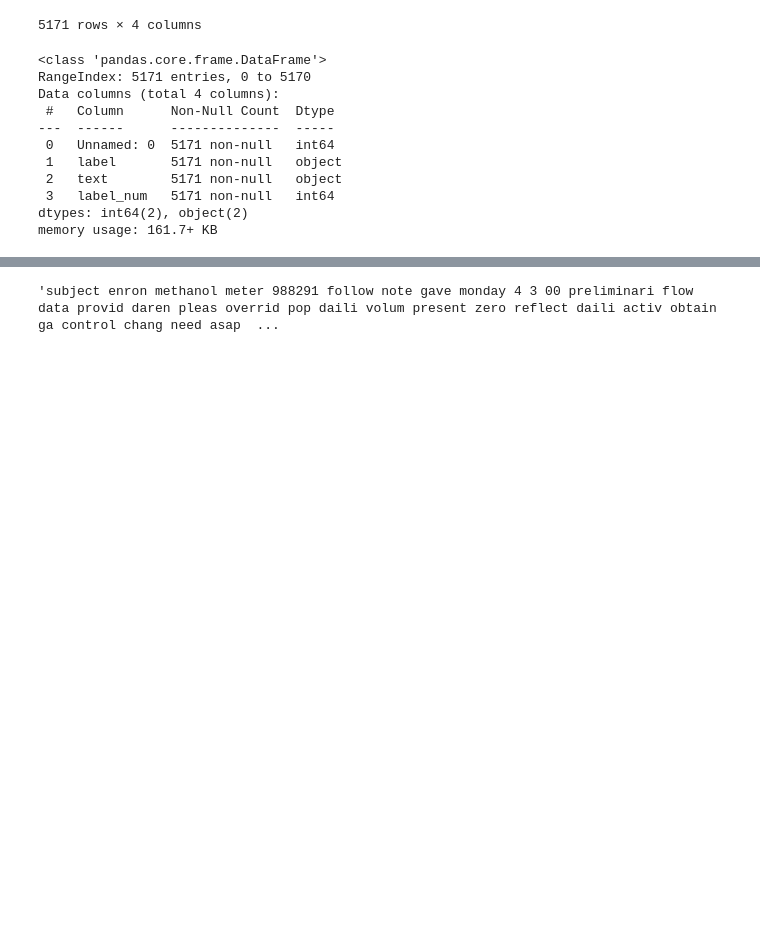
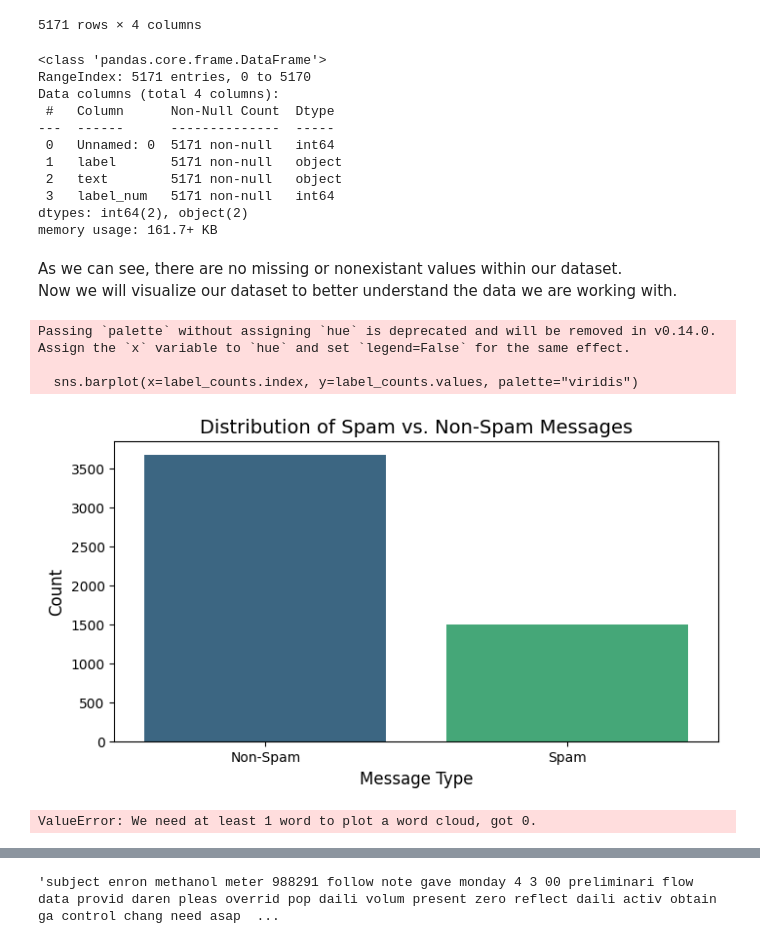
Before and after one commit to azuhayer/Spam-Message-Classifier, a Jupyter notebook: Spam_Classifier.ipynb, the cells around one changed output, grey strips where cells are left out. Drawn from its saved outputs; the diff is of its cells as text; code cells hidden in the pictures; blank space fills up the shorter version.

```diff
--- a/Spam_Classifier.ipynb
+++ b/Spam_Classifier.ipynb
@@ -91,3 +96,45 @@ Data columns (total 4 columns):
  3   label_num   5171 non-null   int64
 dtypes: int64(2), object(2)
 memory usage: 161.7+ KB
+# %% [markdown]
+As we can see, there are no missing or nonexistant values within our dataset. <br>
+Now we will visualize our dataset to better understand the data we are working with. <br>
+# %%
+# Visualize the count of spam vs. non-spam messages using a bar plot
+label_counts = df['label'].value_counts()
+
+plt.figure(figsize=(8, 4))
+sns.barplot(x=label_counts.index, y=label_counts.values, palette="viridis")
+plt.title("Distribution of Spam vs. Non-Spam Messages", fontsize=14)
+plt.xlabel("Message Type", fontsize=12)
+plt.ylabel("Count", fontsize=12)
+plt.xticks([0, 1], ["Non-Spam", "Spam"], fontsize=10)
+plt.show()
+# %% [output]
+Passing `palette` without assigning `hue` is deprecated and will be removed in v0.14.0. Assign the `x` variable to `hue` and set `legend=False` for the same effect.
+
+  sns.barplot(x=label_counts.index, y=label_counts.values, palette="viridis")
+[figure, added]
+# %%
+# Using wordcloud to visualize he most common words in spam and non-spam messages
+spam_messages = " ".join(df[df['label'] == 1]['text'])
+spam_wordcloud = WordCloud(width=800, height=400, background_color='black', colormap='Reds').generate(spam_messages)
+
+nonspam_messages = " ".join(df[df['label'] == 0]['text'])
+nonspam_wordcloud = WordCloud(width=800, height=400, background_color='white', colormap='Blues').generate(nonspam_messages)
+
+plt.figure(figsize=(16, 8))
+
+plt.subplot(1, 2, 1)
+plt.imshow(spam_wordcloud, interpolation='bilinear')
+plt.title("Spam Messages Word Cloud", fontsize=14)
+plt.axis("off")
+
+plt.subplot(1, 2, 2)
+plt.imshow(nonspam_messages, interpolation='bilinear')
+plt.title("Ham Messages Word Cloud", fontsize=14)
+plt.axis("off")
+
+plt.show()
+# %% [output]
+ValueError: We need at least 1 word to plot a word cloud, got 0.
```
Also changed, not shown: parts of 3 cells of this notebook.
